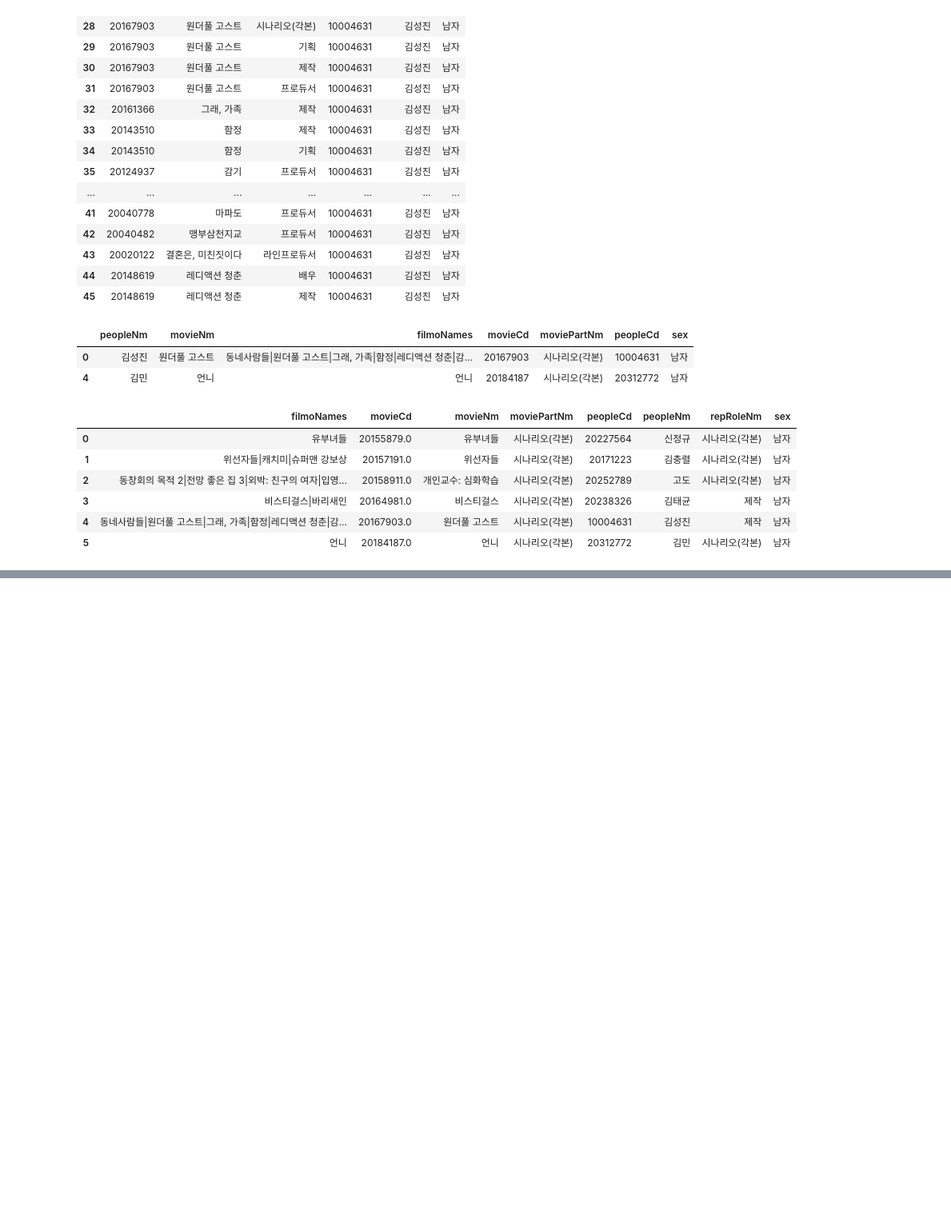
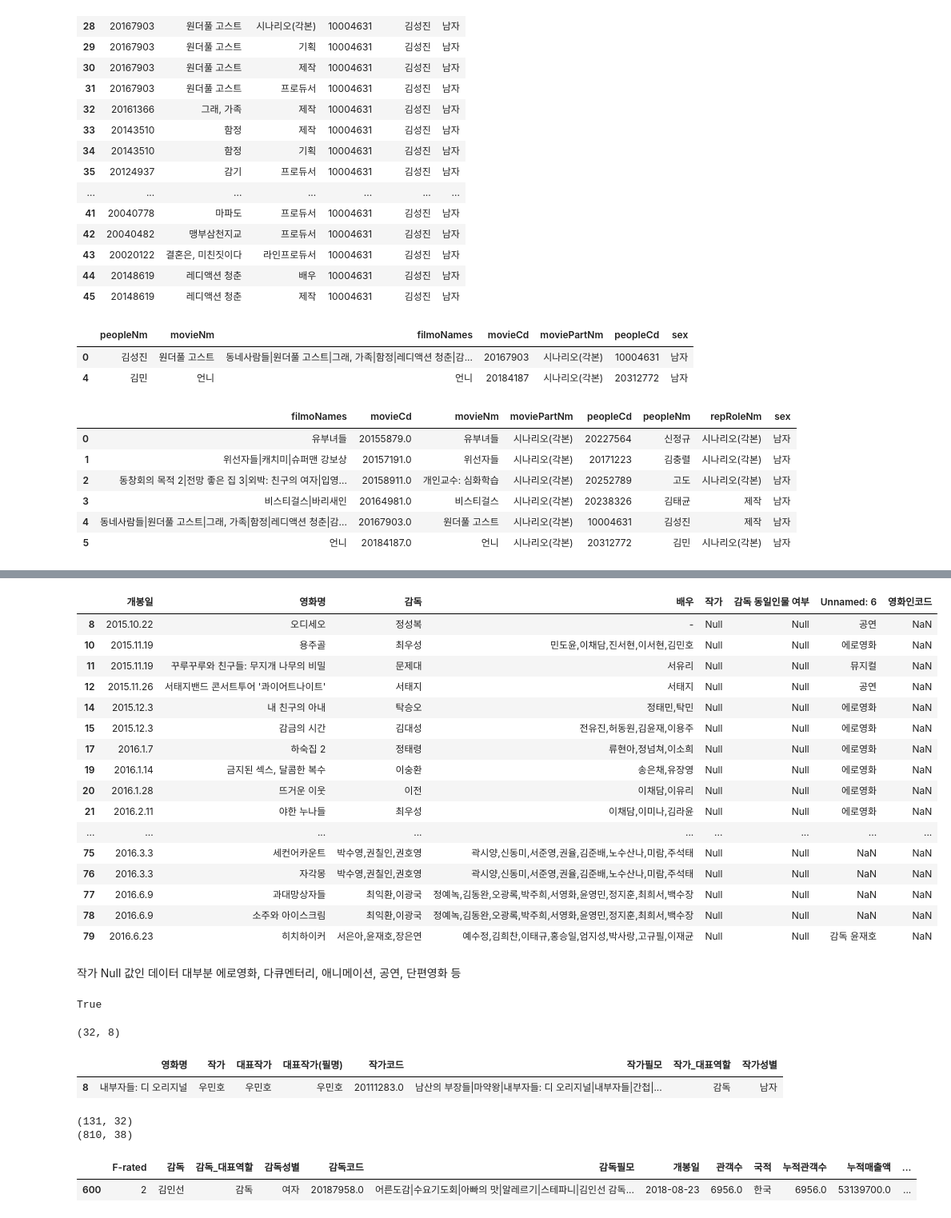
Before and after one commit to kim4pb/Female-led-Korean-Films, a Jupyter notebook: 02.EDA/Writer_Merge.ipynb, the cells around one changed output, grey strips where cells are left out. Shown at 80% size. Cells and saved outputs as stored; diff of their text form; code cells hidden in the pictures; blank space fills up the shorter version.

```diff
--- a/02.EDA/Writer_Merge.ipynb
+++ b/02.EDA/Writer_Merge.ipynb
@@ -1846,0 +1992,58 @@ writer_add
+# %%
+data[data['작가'] == 'Null']
+# %% [output]
+|  | 개봉일 | 영화명 | 감독 | 배우 | 작가 | 감독 동일인물 여부 | Unnamed: 6 | 영화인코드 |
+| 8 | 2015.10.22 | 오디세오 | 정성복 | - | Null | Null | 공연 | NaN |
+| 10 | 2015.11.19 | 용주골 | 최우성 | 민도윤,이채담,진서현,이서현,김민호 | Null | Null | 에로영화 | NaN |
+| 11 | 2015.11.19 | 꾸루꾸루와 친구들: 무지개 나무의 비밀 | 문제대 | 서유리 | Null | Null | 뮤지컬 | NaN |
+| 12 | 2015.11.26 | 서태지밴드 콘서트투어 '콰이어트나이트' | 서태지 | 서태지 | Null | Null | 공연 | NaN |
+| 14 | 2015.12.3 | 내 친구의 아내 | 탁승오 | 정태민,탁민 | Null | Null | 에로영화 | NaN |
+| 15 | 2015.12.3 | 감금의 시간 | 김대성 | 전유진,허동원,김윤재,이용주 | Null | Null | 에로영화 | NaN |
+| 17 | 2016.1.7 | 하숙집 2 | 정태령 | 류현아,정넘쳐,이소희 | Null | Null | 에로영화 | NaN |
+| 19 | 2016.1.14 | 금지된 섹스, 달콤한 복수 | 이숭환 | 송은채,유장영 | Null | Null | 에로영화 | NaN |
+| 20 | 2016.1.28 | 뜨거운 이웃 | 이전 | 이채담,이유리 | Null | Null | 에로영화 | NaN |
+| 21 | 2016.2.11 | 야한 누나들 | 최우성 | 이채담,이미나,김라윤 | Null | Null | 에로영화 | NaN |
+| ... | ... | ... | ... | ... | ... | ... | ... | ... |
+| 75 | 2016.3.3 | 세컨어카운트 | 박수영,권칠인,권호영 | 곽시양,신동미,서준영,권율,김준배,노수산나,미람,주석태 | Null | Null | NaN | NaN |
+| 76 | 2016.3.3 | 자각몽 | 박수영,권칠인,권호영 | 곽시양,신동미,서준영,권율,김준배,노수산나,미람,주석태 | Null | Null | NaN | NaN |
+| 77 | 2016.6.9 | 과대망상자들 | 최익환,이광국 | 정예녹,김동완,오광록,박주희,서영화,윤영민,정지훈,최희서,백수장 | Null | Null | NaN | NaN |
+| 78 | 2016.6.9 | 소주와 아이스크림 | 최익환,이광국 | 정예녹,김동완,오광록,박주희,서영화,윤영민,정지훈,최희서,백수장 | Null | Null | NaN | NaN |
+| 79 | 2016.6.23 | 히치하이커 | 서은아,윤재호,장은연 | 예수정,김희찬,이태규,홍승일,엄지성,박사랑,고규필,이재균 | Null | Null | 감독 윤재호 | NaN |
+# %% [markdown]
+작가 Null 값인 데이터 대부분 에로영화, 다큐멘터리, 애니메이션, 공연, 단편영화 등
+# %%
+'연평해전' in list(writer_is_director['영화명'])
+# %% [output]
+True
+# %%
+a = []
+for i, row in writer_add_merge.iterrows():
+
+    if row['영화명'] in list(writer_is_director['영화명']):
+        a.append((row['영화명'], row['감독'], row['대표감독'], row['대표감독'], row['감독코드'], row['감독필모'], row['감독_대표역할'], row['감독성별']))
+
+writer_is_director_writer = pd.DataFrame(a, columns=['영화명', '작가', '대표작가', '대표작가(필명)', '작가코드', '작가필모', '작가_대표역할', '작가성별'])
+print(writer_is_director_writer.shape)
+writer_is_director_writer.sample()
+# %% [output]
+(32, 8)
+|  | 영화명 | 작가 | 대표작가 | 대표작가(필명) | 작가코드 | 작가필모 | 작가_대표역할 | 작가성별 |
+| 8 | 내부자들: 디 오리지널 | 우민호 | 우민호 | 우민호 | 20111283.0 | 남산의 부장들|마약왕|내부자들: 디 오리지널|내부자들|간첩|... | 감독 | 남자 |
+# %%
+data = writer_add_merge[writer_add_merge['작가'].isnull()].drop(['대표작가', '대표작가(필명)', '작가코드', '작가필모', '작가_대표역할', '작가성별'], axis=1)
+print(data.shape)
+data.sample()
+
+data.merge(writer_is_director_writer, how='left', on='영화명')[['영화명', '작가_x', '작가_y']]
+writer_is_director_merge = data.merge(writer_is_director_writer, how='left', on='영화명')
+writer_is_director_merge = writer_is_director_merge.drop('작가_x', axis=1)
+writer_is_director_merge = writer_is_director_merge.rename(columns={'작가_y': '작가'})
+
+final_merge = pd.concat([writer_add_merge[writer_add_merge['작가'].notnull()], writer_is_director_merge])
+print(final_merge.shape)
+final_merge.sample()
+# %% [output]
+(131, 32)
+(810, 38)
+|  | F-rated | 감독 | 감독_대표역할 | 감독성별 | 감독코드 | 감독필모 | 개봉일 | 관객수 | 국적 | 누적관객수 | 누적매출액 | ... |
+| 600 | 2 | 김인선 | 감독 | 여자 | 20187958.0 | 어른도감|수요기도회|아빠의 맛|알레르기|스테파니|김인선 감독... | 2018-08-23 | 6956.0 | 한국 | 6956.0 | 53139700.0 | ... |
```
Also changed, not shown: parts of 23 cells of this notebook, 1 other file.
